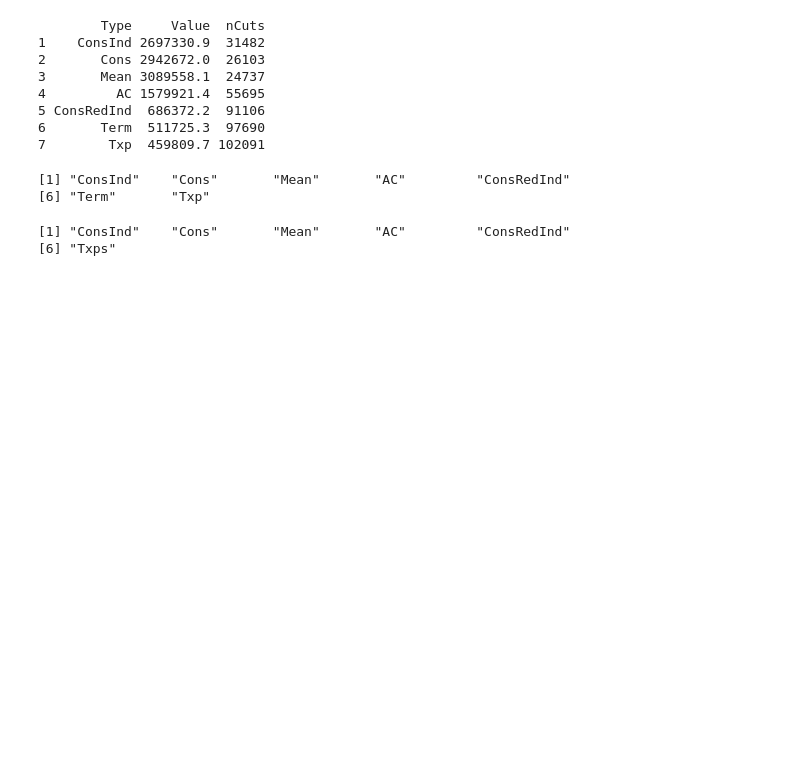
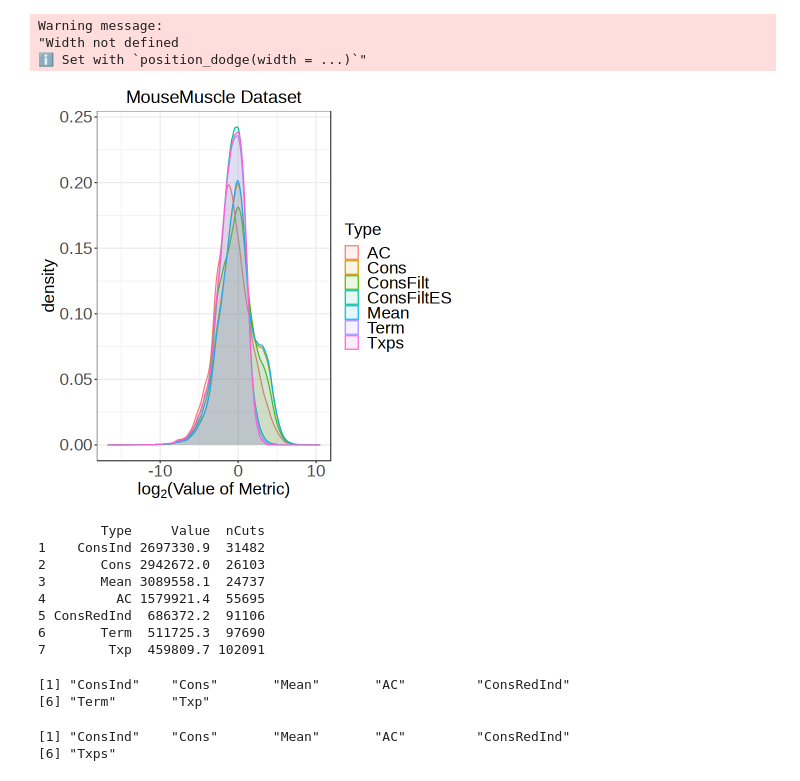
Before and after one commit to NPSDC/treeTerminusScripts, a Jupyter notebook: real_datasets/GSE100505/mode=gcbias/post_type=gibbs_nreps=100_tf=100/WLFC_Scaled.ipynb, the cells around one changed output. Cells and saved outputs as stored; diff of their text form; code cells hidden in the pictures; blank space fills up the shorter version.

Commit message:
analysis for real datasets and breaking them into diferent groups

```diff
--- a/real_datasets/GSE100505/mode=gcbias/post_type=gibbs_nreps=100_tf=100/WLFC_Scaled.ipynb
+++ b/real_datasets/GSE100505/mode=gcbias/post_type=gibbs_nreps=100_tf=100/WLFC_Scaled.ipynb
@@ -20,0 +114,21 @@ suppressPackageStartupMessages(library(latex2exp))
+# %%
+term_dir <- "/fs/cbcb-lab/rob/students/noor/Uncertainity/real_datasets/GSE100505/term_out/mode_gcbias=True/posttype=gibbs_npost=100_tf=100"
+groupsClust <- parseClustFile(file.path(term_dir, "old", "SRR5758627", "clusters.txt"), yAggTermThrNS, gsub=F)
+mtxps <- setdiff(seq(l), unlist(groupsClust))
+mInds <- seq(l + length(groupsClust))
+descL <- c(rep(1, length(mtxps)), sapply(groupsClust, length))
+n <- "Term"
+infReps <- assays(yAgg[[n]])[grep("infRep", assayNames(yAgg[[n]]))]
+infReps <- abind::abind(as.list(infReps), along = 3)
+mSf <- 0
+for(j in seq(dim(infReps)[3])) {
+        sf <- colSums(infReps[1:l,,j])
+        mSf <- mean(sf) + mSf
+        infReps[,,j] <- t(t(infReps[,,j])/sf)
+}
+mSf <- mSf/dim(infReps)[3]
+
+tpmLFC <- getLog2FC(infReps, colData(yAgg[[n]])[["condition"]], pc = 5/mSf)
+dfTPMLFCDist <- rbind(dfTPMLFCDist, data.frame(Value = abs(tpmLFC[dCutsTPM[[n]]])*descL, Type = n))
+# %%
+dfTPMLFCDist <- rbind(dfTPMLFCDist, data.frame(Value = abs(tpmLFC[1:l]), Type = "Txps"))
@@ -21,3 +137,22 @@ suppressPackageStartupMessages(library(latex2exp))
+# %%
+size <- 20
+ggplot(dfTPMLFCDist, aes(x=log2(Value), fill = Type, colour = Type)) +
+    geom_density(position = "dodge", alpha=0.1) +
+#     geom_density(position = position_dodge(width=1.2), alpha=0.1)+
+    theme_bw() +
+    labs(fill="Type", color="Type") +
+    xlab(TeX("$log_{2}$(Value of Metric)")) +
+    ggtitle("MouseMuscle Dataset") +
+    theme(axis.title = element_text(size = size),
+    plot.title = element_text(size = size + 1, hjust=0.5),
+    axis.text = element_text(size = size),
+    legend.text = element_text(size = size),
+    legend.title = element_text(size = size))
+# %% [output]
+Warning message:
+"Width not defined
+ℹ Set with `position_dodge(width = ...)`"
+[figure, added]
 # %%
 dfScaledLFC <- data.frame(matrix(nrow=0, ncol=3))
 colnames(dfScaledLFC) <- c("Type", "Value", "nCuts")
```
Also changed, not shown: parts of 5 cells of this notebook, 15 other files.
